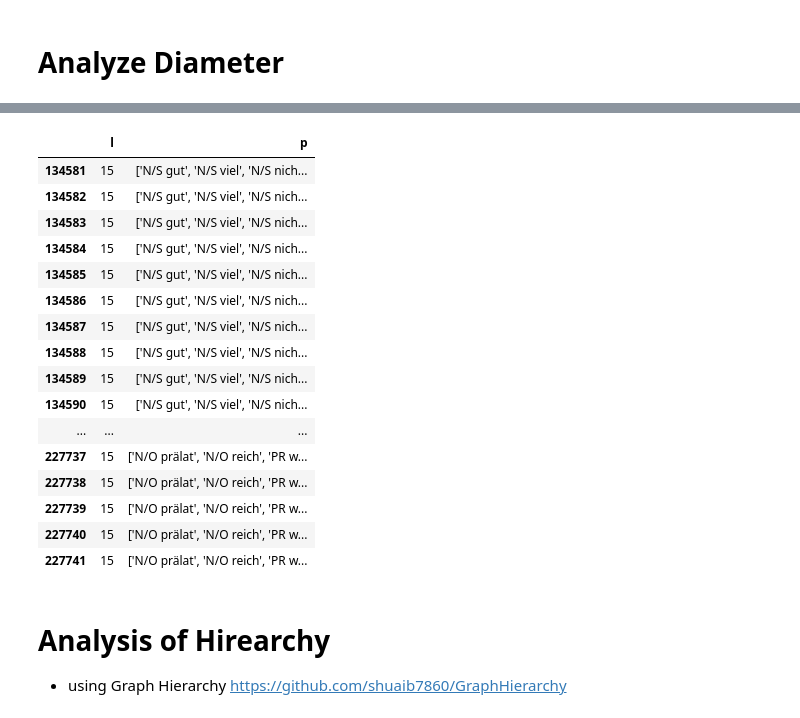
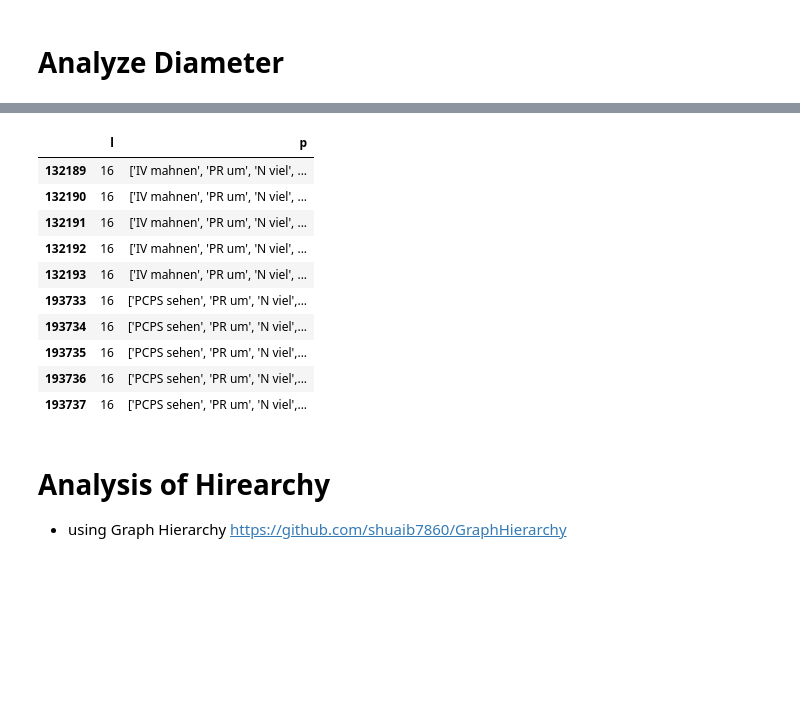
Before and after one commit to bravandi/hierarchical-syntactic-networks, a Jupyter notebook: polyarchy analysis.ipynb, the cells around one changed output, grey strips where cells are left out. Drawn from its saved outputs; the diff is of its cells as text; code cells hidden in the pictures; blank space fills up the shorter version.

```diff
--- a/polyarchy analysis.ipynb
+++ b/polyarchy analysis.ipynb
@@ -100,6 +193,8 @@ german_dataset_gsheet.worksheets()
 cent_interaction_validate = {}
 cent_raw_df = {}
 cent_df_dict = {}
+'''This is to have the option of more complex network'''
+enforce_single_function = True
 
 for cent in centuries.keys():
 
@@ -110,6 +205,22 @@ for cent in centuries.keys():
     cent_df.loc[:, ['Source', 'Target', 'Interaction']] = (
         cent_df.loc[:, ['Source', 'Target', 'Interaction']].apply(lambda x: x.str.strip(), axis=1)
     )
+
+    cent_df['Source Funcs All'] = cent_df['Source'].apply(lambda x: x.split(' ')[0])
+    cent_df['Source Func Single'] = cent_df['Source Funcs All'].apply(lambda x: x.split('/')[0])
+
+    cent_df['Target Funcs All'] = cent_df['Target'].apply(lambda x: x.split(' ')[0])
+    cent_df['Target Func Single'] = cent_df['Target Funcs All'].apply(lambda x: x.split('/')[0])
+
+    cent_df['Source Single Func'] = cent_df['Source Func Single'] + ' ' + cent_df['Source'].apply(lambda x: ' '.join(x.split(' ')[1:]))
+    cent_df['Target Single Func'] = cent_df['Target Func Single'] + ' ' + cent_df['Target'].apply(lambda x: ' '.join(x.split(' ')[1:]))
+
+    cent_df['Source All Funcs'] = cent_df['Source']
+    cent_df['Target All Funcs'] = cent_df['Target']
+
+    if enforce_single_function is True:
+        cent_df['Source'] = cent_df['Source Single Func']
+        cent_df['Target'] = cent_df['Target Single Func']
 
     cent_raw_df[cent] = cent_df.copy()
 
@@ -151,7 +262,10 @@ for cent in centuries.keys():
     )
 
     del cent_df
+#     break
     pass
 # cent_df_dict.keys()
+# cent_df = cent_raw_df[cent]
+print('IMP enforce_single_function:', enforce_single_function)
 # %% [output]
 ------------ Cent: 11
@@ -173 +287,5 @@ num edges in excel: 3938  num network edges: 3122
 Interaction count > 1 --> 1
+# %%
+cent = '11'
+cent_raw_df[cent]
+cent_df_dict[cent]
@@ -749,7 +901,7 @@ G.get_edge_data('AX werden','PP er')
 # %%
 cent = '17'
 path_df = lenght_all_pairs_shortest_path(cent_nets[cent])
-cent_diameter = path_df['l'].max()
+cent_max_diameter = path_df['l'].max()
 print('cent_diameter:', cent_diameter, 'from', len(path_df), 'all-pairs-paths')
 sns.histplot(path_df['l'])
 # %% [output]
@@ -766,23 +918,17 @@ max tree diameter: 8
 # %%
-path_df[path_df['l'] == cent_diameter].drop_duplicates('p')
+path_df[path_df['l'] == cent_max_diameter].drop_duplicates('p')
 # %% [output]
 |  | l | p |
-| 134581 | 15 | ['N/S gut', 'N/S viel', 'N/S nich... |
-| 134582 | 15 | ['N/S gut', 'N/S viel', 'N/S nich... |
-| 134583 | 15 | ['N/S gut', 'N/S viel', 'N/S nich... |
-| 134584 | 15 | ['N/S gut', 'N/S viel', 'N/S nich... |
-| 134585 | 15 | ['N/S gut', 'N/S viel', 'N/S nich... |
-| 134586 | 15 | ['N/S gut', 'N/S viel', 'N/S nich... |
-| 134587 | 15 | ['N/S gut', 'N/S viel', 'N/S nich... |
-| 134588 | 15 | ['N/S gut', 'N/S viel', 'N/S nich... |
-| 134589 | 15 | ['N/S gut', 'N/S viel', 'N/S nich... |
-| 134590 | 15 | ['N/S gut', 'N/S viel', 'N/S nich... |
-| ... | ... | ... |
-| 227737 | 15 | ['N/O prälat', 'N/O reich', 'PR w... |
-| 227738 | 15 | ['N/O prälat', 'N/O reich', 'PR w... |
-| 227739 | 15 | ['N/O prälat', 'N/O reich', 'PR w... |
-| 227740 | 15 | ['N/O prälat', 'N/O reich', 'PR w... |
-| 227741 | 15 | ['N/O prälat', 'N/O reich', 'PR w... |
+| 132189 | 16 | ['IV mahnen', 'PR um', 'N viel', ... |
+| 132190 | 16 | ['IV mahnen', 'PR um', 'N viel', ... |
+| 132191 | 16 | ['IV mahnen', 'PR um', 'N viel', ... |
+| 132192 | 16 | ['IV mahnen', 'PR um', 'N viel', ... |
+| 132193 | 16 | ['IV mahnen', 'PR um', 'N viel', ... |
+| 193733 | 16 | ['PCPS sehen', 'PR um', 'N viel',... |
+| 193734 | 16 | ['PCPS sehen', 'PR um', 'N viel',... |
+| 193735 | 16 | ['PCPS sehen', 'PR um', 'N viel',... |
+| 193736 | 16 | ['PCPS sehen', 'PR um', 'N viel',... |
+| 193737 | 16 | ['PCPS sehen', 'PR um', 'N viel',... |
 # %% [markdown]
 # Analysis of Hirearchy
 
```
Also changed, not shown: parts of 59 cells of this notebook.
